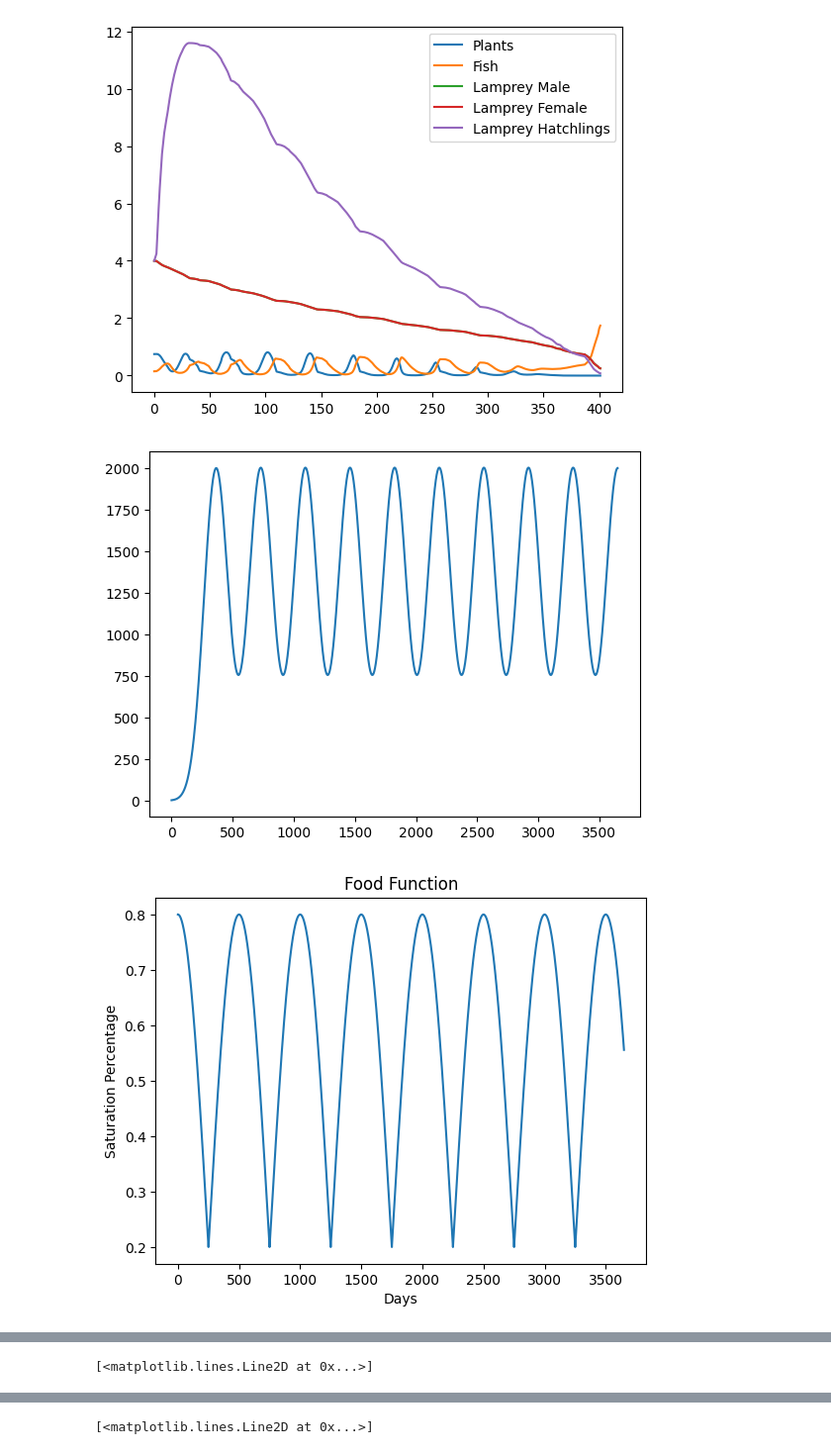
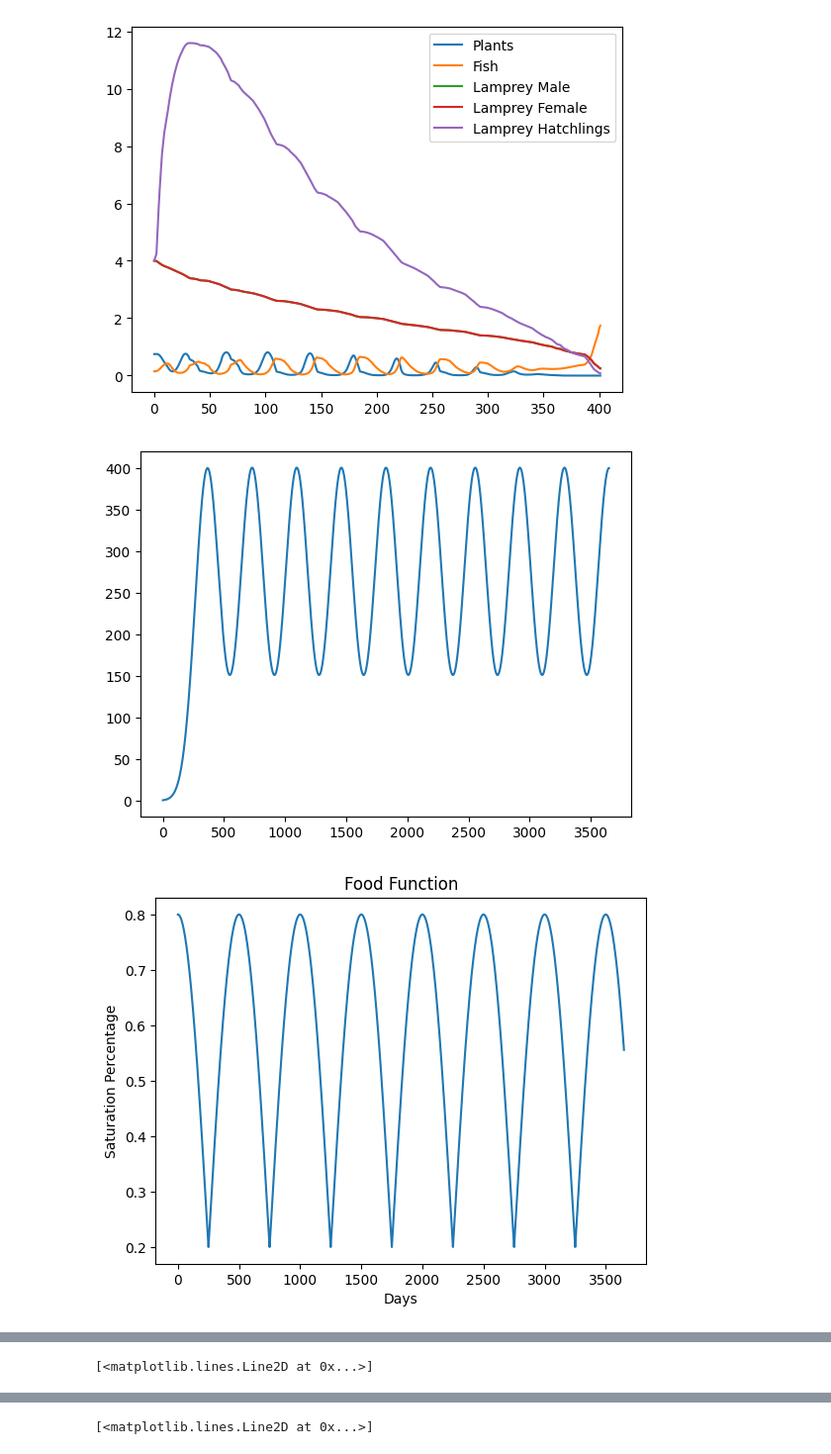
Before and after one commit to AlexanderNez/MCM_2024, a Jupyter notebook: FoodChain.ipynb, the cells around one changed output, grey strips where cells are left out. Shown at 99% size. Drawn from its saved outputs; the diff is of its cells as text; code cells hidden in the pictures.

```diff
--- a/FoodChain.ipynb
+++ b/FoodChain.ipynb
@@ -143,7 +143,7 @@ def food(t):
     #return 0.5
 
 def fisheries(t):
-    max_size = 2_000
+    max_size = 400
     sigma = 10000
     return max_size * np.exp(-1/2 * ((t-365)**2)/sigma) + max_size * np.exp(-1/2 * ((t-730)**2)/sigma) + max_size * np.exp(-1/2 * ((t-1095)**2)/sigma)\
 + max_size * np.exp(-1/2 * ((t-1460)**2)/sigma) + max_size * np.exp(-1/2 * ((t-1825)**2)/sigma) + max_size * np.exp(-1/2 * ((t-2190)**2)/sigma)\
@@ -166,13 +166,13 @@ par = {
        'larval_growth':0.15,
        'food_per_lamprey':0.1,
        'asexual_growth':0.05,
-       'fish_growth_rate': 0.8,
+       'fish_growth_rate': 0.6,
        'lamprey_successful_kill':0.005,
        'mu_H':0.05,
        'mu_A':0.003,
        'mu_l':0.003,
        'mu_L': 0.05,
-       'mu_F':0.1,
+       'mu_F':0.4,
        'Food':food,
        'Fisheries':fisheries}
 
@@ -194,39 +194,39 @@ def Lamprey(t,y,par):
 
     dL_f = par['larval_growth'] * L_lf - par['mu_L'] * L_f
 
-    dF = par['fish_growth_rate'] * F * (1-F) - par['lamprey_successful_kill'] * (L_m + L_f) * F + par['Fisheries'](t) - par['mu_F'] * F
+    dF = par['fish_growth_rate'] * F * (1-F/500) - par['lamprey_successful_kill'] * (L_m + L_f) * F + par['Fisheries'](t) - par['mu_F'] * F
 
     return np.array([dL_H,dL_A,dL_lm,dL_lf,dL_m,dL_f,dF])
 
 
-y0 = [1000,1000,0,0,5_000,5_000,10] #Hatchlings, Asexual, Larval male, larval female, adult male, adult female
+y0 = [1000,1000,0,0,5_000,5_000,20] #Hatchlings, Asexual, Larval male, larval female, adult male, adult female
 t_span = [0,3650]
 
 sol = solve_ivp(fun=lambda t,y: Lamprey(t,y,par),t_span=t_span,y0=y0,method="LSODA",t_eval=np.linspace(0,t_span[1],t_span[1]))
 
 labels = ['Lamprey Hatchlings','Lamprey Asexual', 'Lamprey Larval Males',
 'Lamprey Larval Females','Lamprey Males','Lamprey Females']
 
 for i in range(0,6):
     plt.plot(sol.y[i,:],label = labels[i])
 plt.legend()
 plt.show()
 
 plt.plot(sol.y[4,:],label=labels[4])
 plt.plot(sol.y[5,:],label = labels[5])
 plt.legend()
 plt.show()
 
 
 plt.title("Total Adult Lamprey Population")
 plt.xlabel("Time(Days)")
 plt.ylabel("Population")
 plt.plot(sol.y[4,:] + sol.y[5,:])
 plt.show()
 
 plt.plot(sol.y[6,:])
 # %% [output]
-[figure, old version]
+[figure, new version]
 [figure]
 [figure]
 [figure]
```
Also changed, not shown: parts of 3 cells of this notebook, 1 other file.
